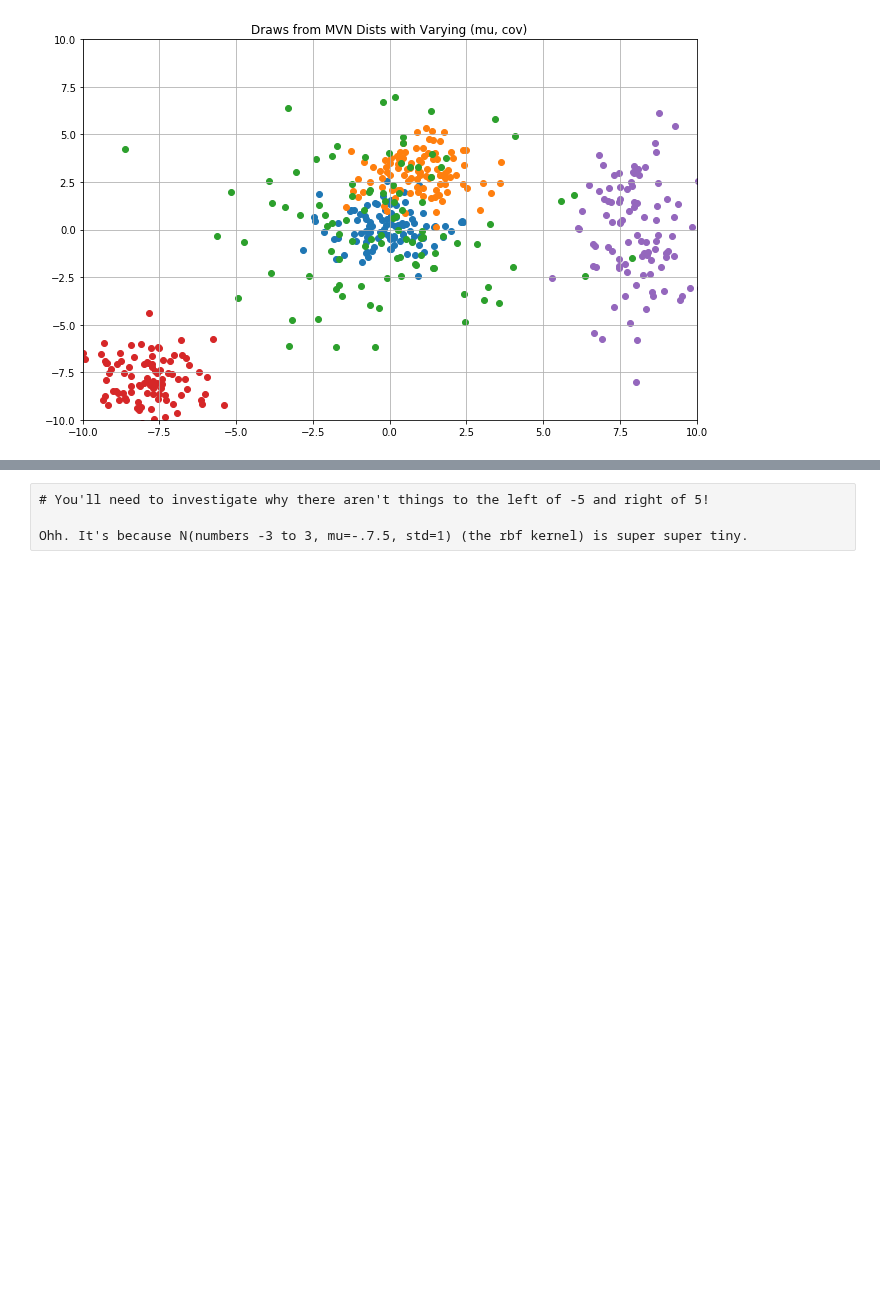
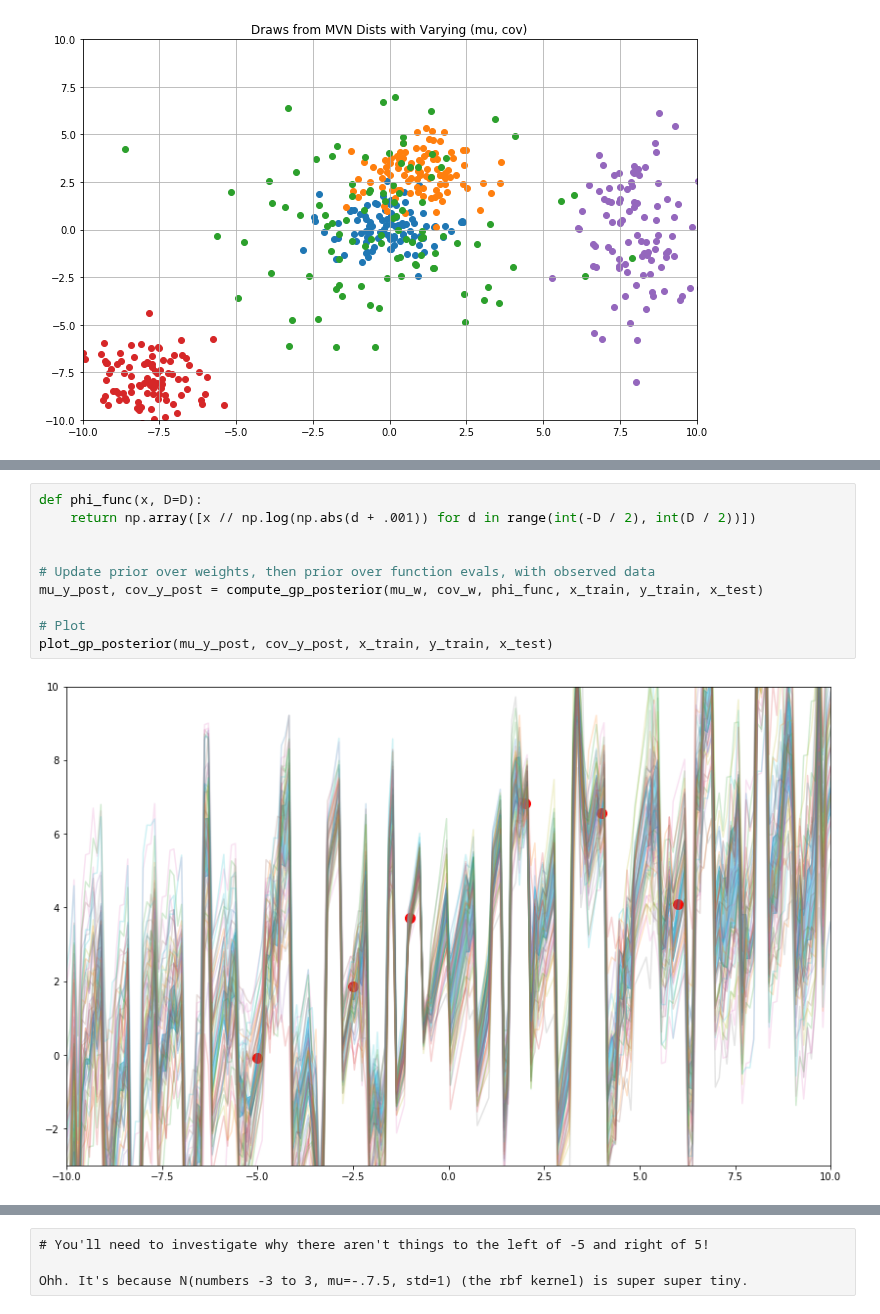
Before and after one commit to cavaunpeu/gaussian-processes, a Jupyter notebook: gaussian-processes.ipynb, the cells around one changed output, grey strips where cells are left out. Cells and saved outputs as stored; diff of their text form; blank space fills up the shorter version.

```diff
--- a/gaussian-processes.ipynb
+++ b/gaussian-processes.ipynb
@@ -165,0 +161,12 @@ _ = plot_function_evals(mu_w, cov_w, features)
+# %%
+def phi_func(x, D=D):
+    return np.array([x // np.log(np.abs(d + .001)) for d in range(int(-D / 2), int(D / 2))])
+
+
+# Update prior over weights, then prior over function evals, with observed data
+mu_y_post, cov_y_post = compute_gp_posterior(mu_w, cov_w, phi_func, x_train, y_train, x_test)
+
+# Plot
+plot_gp_posterior(mu_y_post, cov_y_post, x_train, y_train, x_test)
+# %% [output]
+[figure, added]
```
Also changed, not shown: parts of 45 cells of this notebook.
